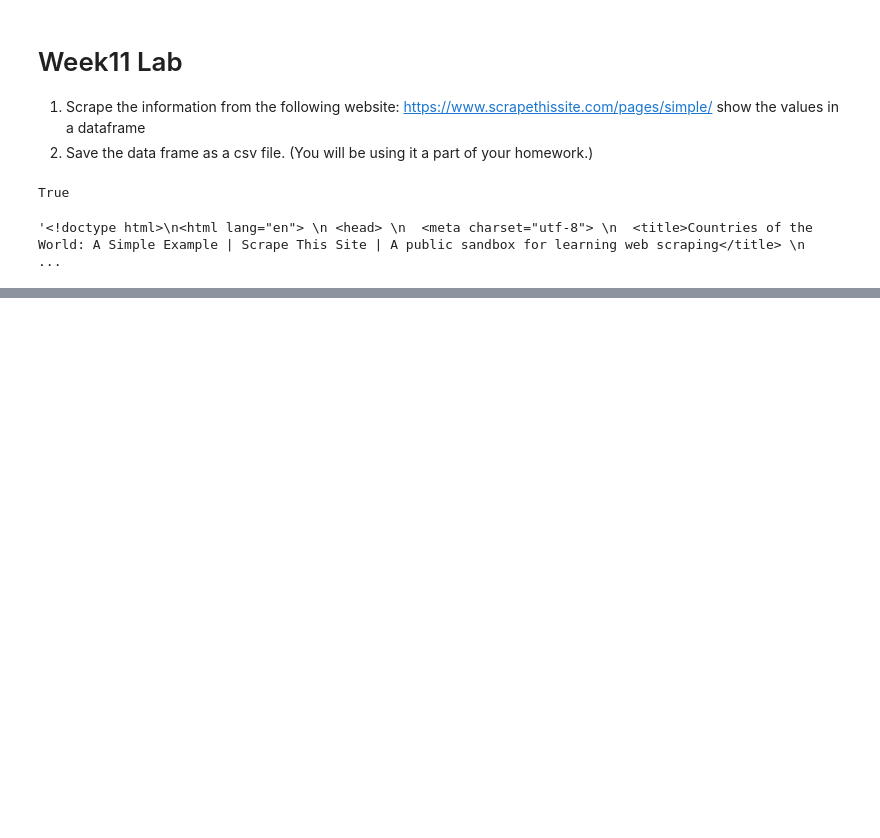
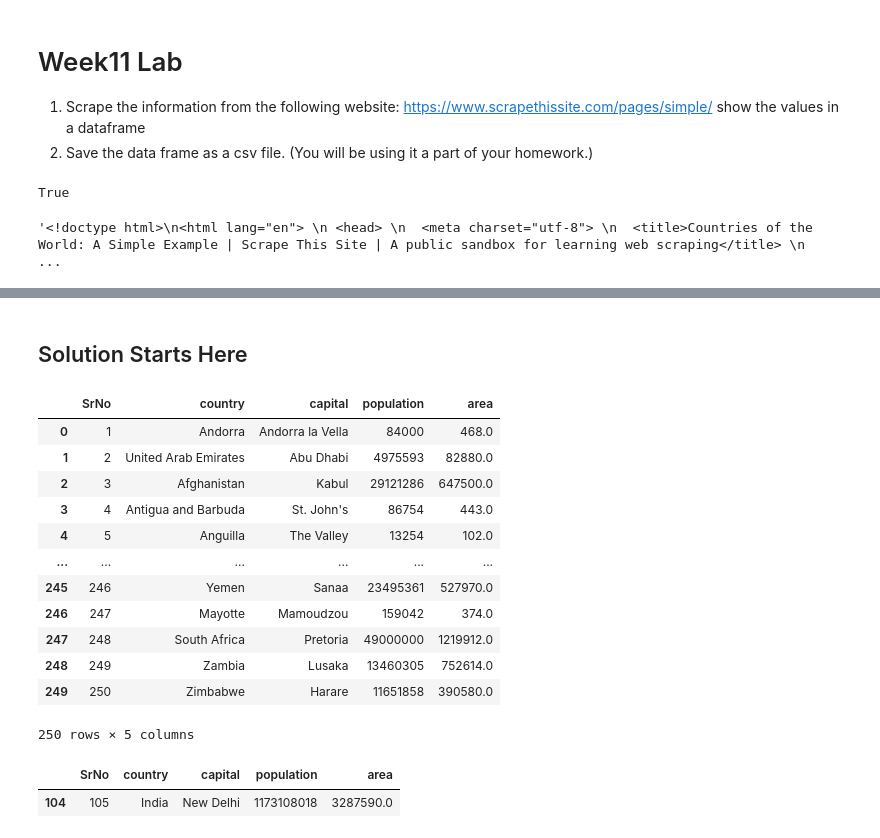
Before and after one commit to daksh-intwala/DATA_601, a Jupyter notebook: Week11/labs/week11-lab.ipynb, the cells around one changed output, grey strips where cells are left out. Cells and saved outputs as stored; diff of their text form; code cells hidden in the pictures; blank space fills up the shorter version.

```diff
--- a/Week11/labs/week11-lab.ipynb
+++ b/Week11/labs/week11-lab.ipynb
@@ -57,2 +23,0 @@ block
-# %%
-country, capital, population, area, sr = [],[],[],[],[]
@@ -67,0 +44,60 @@ bs4.element.Tag
+# %% [markdown]
+## Solution Starts Here
+# %%
+def create_df(soup_obj):
+
+    #get target information block from the webpage
+    target_data = soup.find_all('div',{'class':'col-md-4 country'})
+
+    #create empty dataframe
+    countries = pd.DataFrame(columns=['SrNo', 'country','capital','population','area'])
+
+    #temp_dict package
+    temp_rec_dic = {'SrNo':0,'country':'', 'capital': '', 'population': None, 'area':None}
+
+    #Clean and extract relevant info fromt the block
+    sr_no = 0
+    for i in target_data:
+        sr_no += 1
+        country, capital, population, area = '','',None, None
+
+        #Extracting information
+        country = i.find('h3').text.strip()
+        capital= i.find('span',{ "class":"country-capital"}).text.strip()
+        population = int(i.find('span',{ "class":"country-population"}).text.strip())
+        area = float(i.find('span',{ "class":"country-area"}).text.strip())
+
+        #Unkown values replacing with NAs
+        if population is None: population = "NA"
+        if area is None: area = 'NA'
+
+        #Packing info in a dictionary
+        temp_rec_dic.update({'SrNo':sr_no,'country':country, 'capital': capital, 'population': population, 'area':area})
+
+        #Adding record to the DataFrame
+        countries = countries.append(temp_rec_dic, ignore_index = True)
+
+    return countries
+# %%
+world_countries = create_df(soup)
+# %%
+world_countries
+# %% [output]
+|  | SrNo | country | capital | population | area |
+| 0 | 1 | Andorra | Andorra la Vella | 84000 | 468.0 |
+| 1 | 2 | United Arab Emirates | Abu Dhabi | 4975593 | 82880.0 |
+| 2 | 3 | Afghanistan | Kabul | 29121286 | 647500.0 |
+| 3 | 4 | Antigua and Barbuda | St. John's | 86754 | 443.0 |
+| 4 | 5 | Anguilla | The Valley | 13254 | 102.0 |
+| ... | ... | ... | ... | ... | ... |
+| 245 | 246 | Yemen | Sanaa | 23495361 | 527970.0 |
+| 246 | 247 | Mayotte | Mamoudzou | 159042 | 374.0 |
+| 247 | 248 | South Africa | Pretoria | 49000000 | 1219912.0 |
+| 248 | 249 | Zambia | Lusaka | 13460305 | 752614.0 |
+| 249 | 250 | Zimbabwe | Harare | 11651858 | 390580.0 |
+250 rows × 5 columns
+# %%
+world_countries[world_countries.country == 'India']
+# %% [output]
+|  | SrNo | country | capital | population | area |
+| 104 | 105 | India | New Delhi | 1173108018 | 3287590.0 |
```
Also changed, not shown: parts of 6 cells of this notebook.
